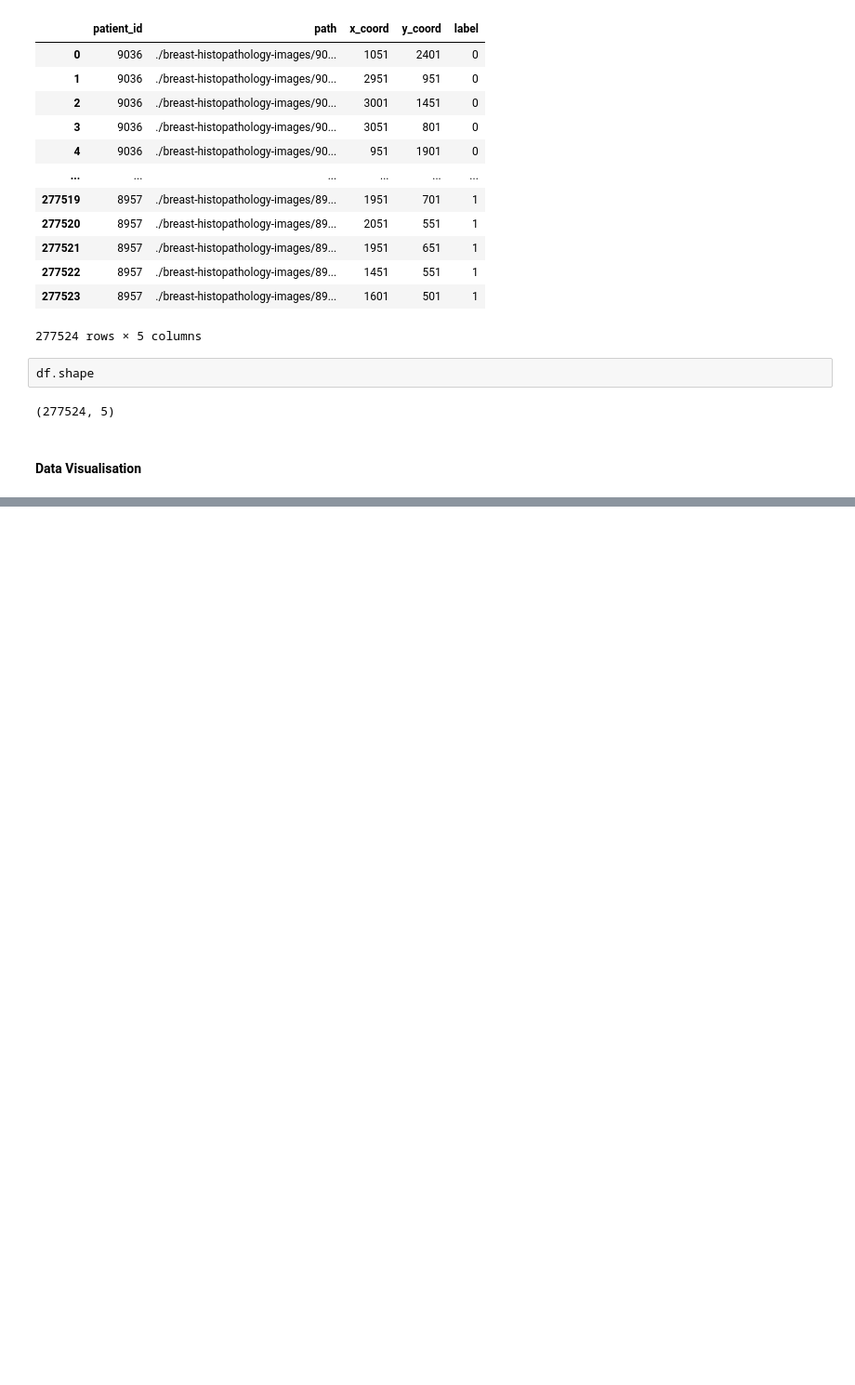
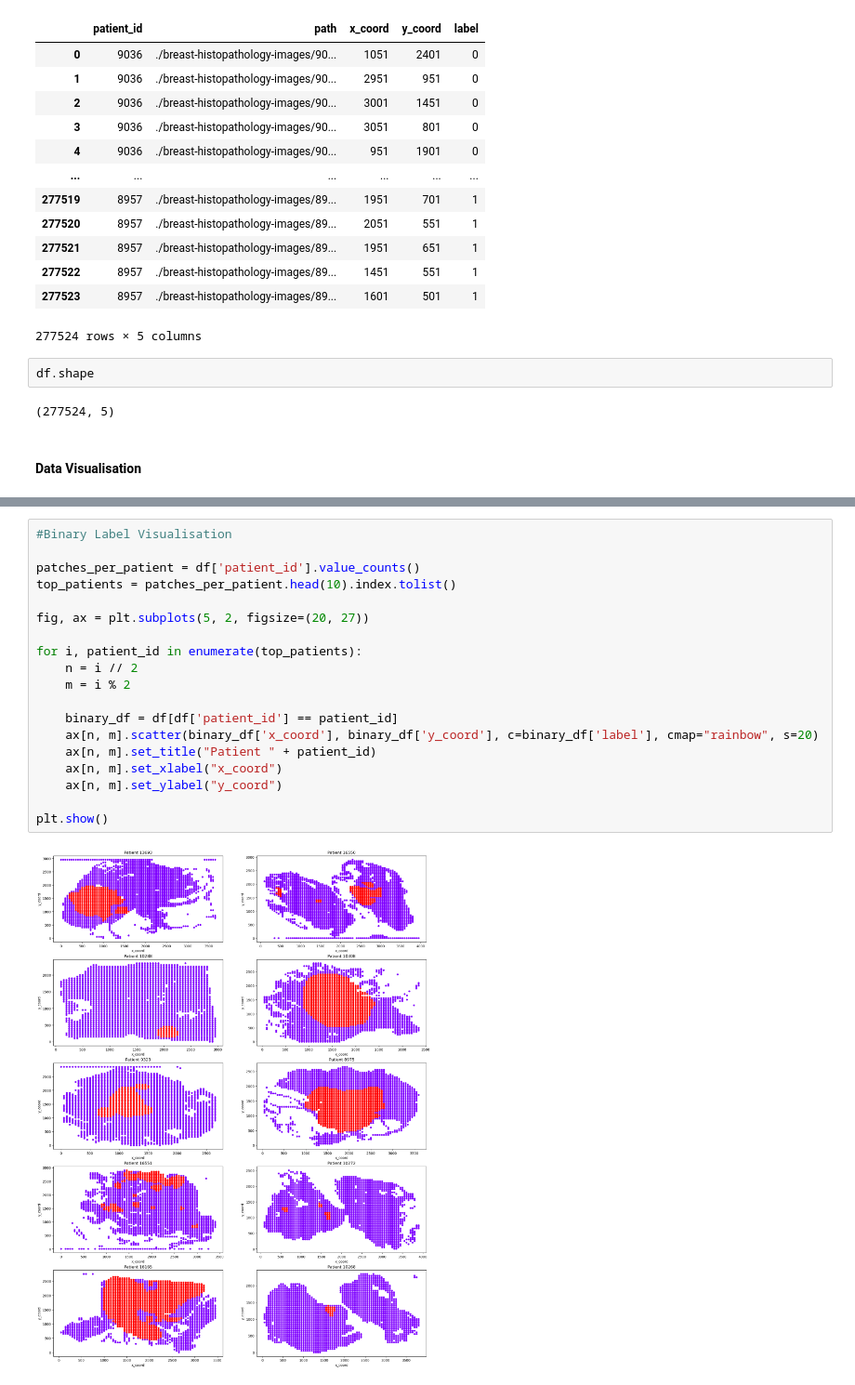
Before and after one commit to iremhttp/Breast-Cancer-Detection, a Jupyter notebook: main.ipynb, the cells around one changed output, grey strips where cells are left out. Shown at 93% size. Cells and saved outputs as stored; diff of their text form; blank space fills up the shorter version.

```diff
--- a/main.ipynb
+++ b/main.ipynb
@@ -99,0 +168,21 @@ df.shape
+# %%
+#Binary Label Visualisation
+
+patches_per_patient = df['patient_id'].value_counts()
+top_patients = patches_per_patient.head(10).index.tolist()
+
+fig, ax = plt.subplots(5, 2, figsize=(20, 27))
+
+for i, patient_id in enumerate(top_patients):
+    n = i // 2
+    m = i % 2
+
+    binary_df = df[df['patient_id'] == patient_id]
+    ax[n, m].scatter(binary_df['x_coord'], binary_df['y_coord'], c=binary_df['label'], cmap="rainbow", s=20)
+    ax[n, m].set_title("Patient " + patient_id)
+    ax[n, m].set_xlabel("x_coord")
+    ax[n, m].set_ylabel("y_coord")
+
+plt.show()
+# %% [output]
+[figure, added]
```
Also changed, not shown: parts of 5 cells of this notebook.
